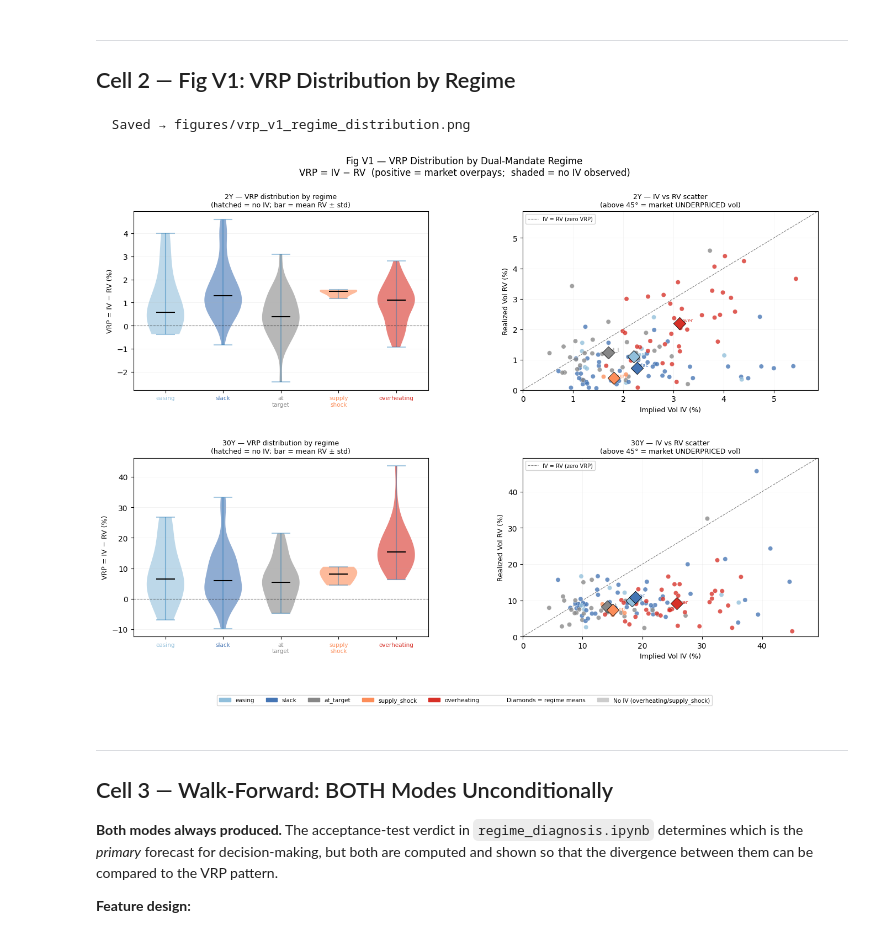
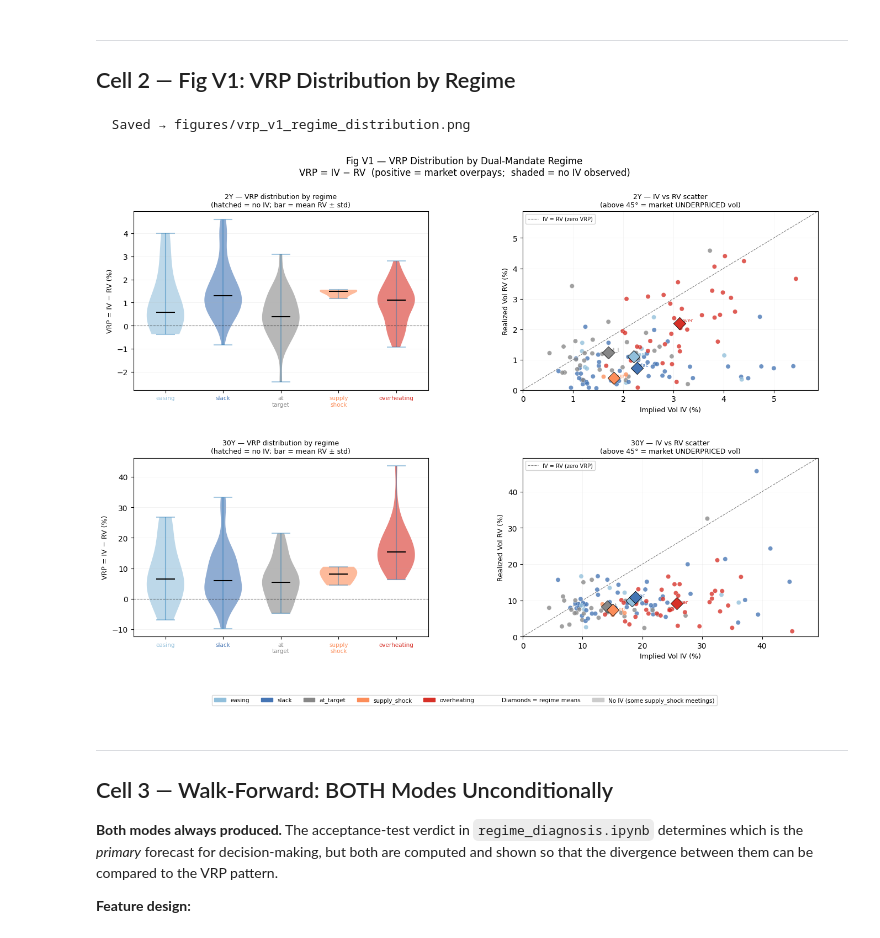
Before and after one commit to ZinuoS/fomc-vol-study, a Jupyter notebook: regime_vrp_calibration.ipynb, the cells around one changed output. Cells and saved outputs as stored; diff of their text form; code cells hidden in the pictures.

```diff
--- a/regime_vrp_calibration.ipynb
+++ b/regime_vrp_calibration.ipynb
@@ -388,35 +380,35 @@ def fig_v1_vrp_distribution(panel_2Y: pd.DataFrame,
             ax_sct.set_xlim(0, lim); ax_sct.set_ylim(0, lim)
         ax_sct.set_xlabel("Implied Vol IV (%)", fontsize=9)
         ax_sct.set_ylabel("Realized Vol RV (%)", fontsize=9)
         ax_sct.set_title(f"{tenor} — IV vs RV scatter\n"
                           f"(above 45° = market UNDERPRICED vol)", fontsize=9)
         ax_sct.legend(fontsize=7, loc="upper left")
         ax_sct.grid(True, alpha=0.18, lw=0.5)
 
         # Regime mean markers
         for lab in [l for l in REGIME_ORDER if l in pan_iv_sct["regime_label"].values]:
             sub  = pan_iv_sct[pan_iv_sct["regime_label"] == lab]
             m_iv = sub["iv"].mean(); m_rv = sub["rv"].mean()
             ax_sct.scatter(m_iv, m_rv, s=130,
                             color=REGIME_PALETTE.get(lab, "#878787"),
                             marker="D", zorder=5, edgecolors="black", lw=0.6)
             ax_sct.text(m_iv + 0.04, m_rv + 0.04, lab[:4],
                          fontsize=6.5, color=REGIME_PALETTE.get(lab, "grey"))
 
     # Shared legend at bottom
     iv_label   = mpatches.Patch(color="none", label="Diamonds = regime means")
     no_iv_note = mpatches.Patch(color="#cccccc", hatch="///",
-                                  label="No IV (overheating/supply_shock)")
+                                  label="No IV (some supply_shock meetings)")
     fig.legend(handles=_regime_handles() + [iv_label, no_iv_note],
                fontsize=7.5, loc="lower center", ncol=7, bbox_to_anchor=(0.5, -0.02))
     fig.tight_layout(rect=[0, 0.04, 1, 1])
     _save(fig, "vrp_v1_regime_distribution")
 
 
 fig_v1_vrp_distribution(panel_2Y, panel_30Y)
 # %% [output]
   Saved → figures/vrp_v1_regime_distribution.png
-[figure, old version]
+[figure, new version]
 # %% [markdown]
 ---
 ## Cell 3 — Walk-Forward: BOTH Modes Unconditionally
```
Also changed, not shown: parts of 10 cells of this notebook, 4 other files.
